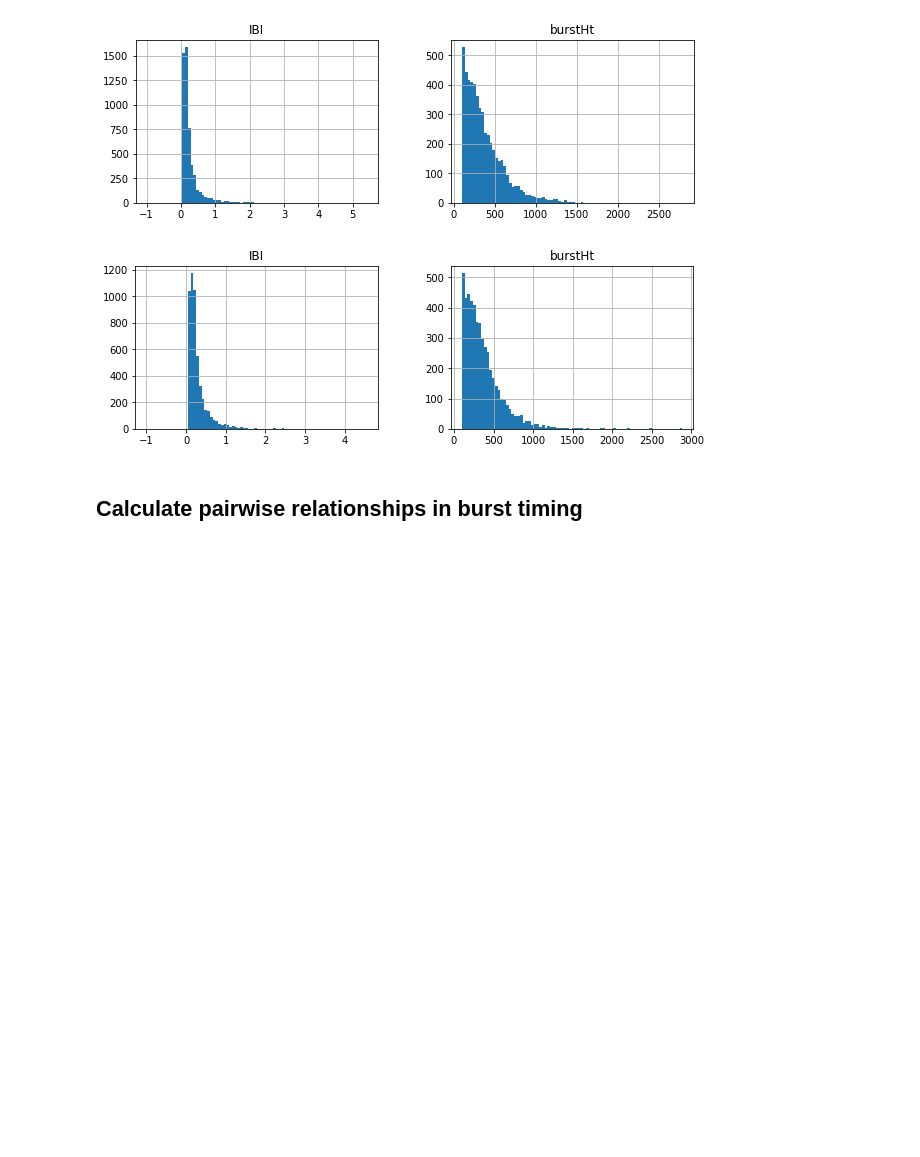
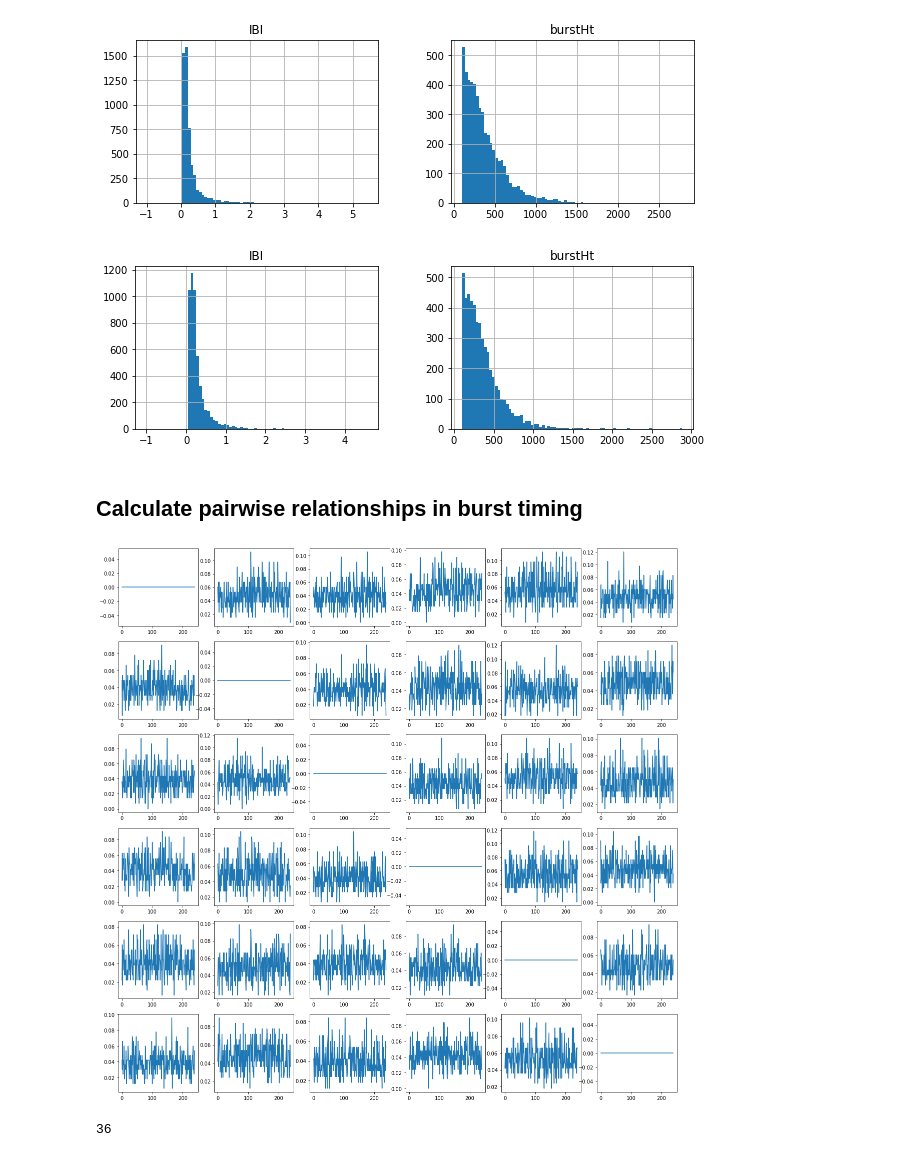
Before and after one commit to katiconen/zfish_mutants_analysis, a Jupyter notebook: get_speedstats_singlefish.ipynb, the cells around one changed output. Saved outputs shown, nothing was run; the diff lists cells and outputs as text; code cells hidden in the pictures; blank space fills up the shorter version.

Commit message:
debugged burst-triggered-average; added time range filter

```diff
--- a/get_speedstats_singlefish.ipynb
+++ b/get_speedstats_singlefish.ipynb
@@ -292,6 +275,7 @@ bratelist = []
 for fish in fishIncl:
     print(fish)
     bb, bbrate = kin.getBGcycle(speeds[:,fish], time = time, nbins = 2, threshold = 250.0, burstHtthresh = 100.0, exclnans = True)
+    bb['n'] = bb.index
     bb.set_index('n',inplace = True)
     bblist.append(bb.copy())
     bratelist.append(bbrate.copy())
@@ -382,17 +366,46 @@ for i in fishIncl:
 # %%
 # burst triggered average - probability of fish2 having a burst at each timepoint before and after fish1 burst
 # to do: make binned
-dt = 120
+timesteps = 120
+dt = timesteps/60.0
+timerange = [time[0],time[-1]] #currently whole session
+binsize = 1 #currently each timestep
+bursttrigave = np.zeros([fishIncl.size, fishIncl.size, timesteps*2])
+
 for ifish in fishIncl:
     fishname = fishnames[fishIncl[ifish]]
     burstmat = burstsAll.loc[fishname].copy()
-    bursttrigave = np.zeros(fishIncl.size, dt*2)
-    for j in fishIncl, j!=ifish: #is this legal syntax?
-        fish2name = fishnames[fisnIncl[j]]
-        binbursts = np.zeros(speed.shape[0])
-        binbursts[burstsAll.loc[fish2name,'peakTime']] = 1
-        periburst = np.zeros([burstmat.shape[0],dt*2])
-        for i in burstmat.shape[0]
+    burstmat = burstmat.loc[(burstmat['peakTime'] > timerange[0]) & (burstmat['peakTime'] < timerange[1])]
+
+    for j in fishIncl:
+        if j==ifish:
+            continue
+        fish2name = fishnames[fishIncl[j]]
+        paddedtime = np.hstack([np.arange(-dt,0.0,1/60.0),time,np.arange(np.max(time)+1/60.0,np.max(time)+dt,1/60.0)])
+        binbursts = pd.DataFrame(np.zeros(paddedtime.size), columns = ["burstTime"], index = paddedtime)
+        ind = burstsAll.loc[fish2name,"peakTime"].values
+        binbursts.loc[ind,"burstTime"] = 1
+        periburst = np.zeros([burstmat.shape[0],timesteps*2])
+
+        for i in range(burstmat.shape[0]):
             t = burstmat.loc[i,'peakTime']
-            periburst[i,:] = binbursts[t-dt:t+dt]
-        bursttrigave[j] = np.mean(periburst,dim = 0)
+            periburst[i,:] = binbursts.loc[t-dt-.001:t+dt-.001,"burstTime"] #-.001 added to make sure upper limit is not included (otherwise sometimes is due to rounding)
+        bursttrigave[ifish, j, :] = np.mean(periburst,axis = 0)
+        #print(bursttrigave[ifish,j,:])
+
+        #to do:
+             # calculate periburst with time bins > 1 timestep
+
+        #consider returing to timestep index for burstmatrix (instead of time) to reduce computational load and get rid of annoying rounding issues
+# %%
+fig,axs = plt.subplots(6,6,figsize = [20,20])
+for ifish in fishIncl:
+    for jfish in fishIncl:
+        ax = axs[ifish,jfish]
+        ax.plot(bursttrigave[ifish,jfish,:])
+# %% [output]
+[figure, added]
+# %%
+axs.size
+# %% [output]
+36
```
Also changed, not shown: parts of 3 cells of this notebook.
